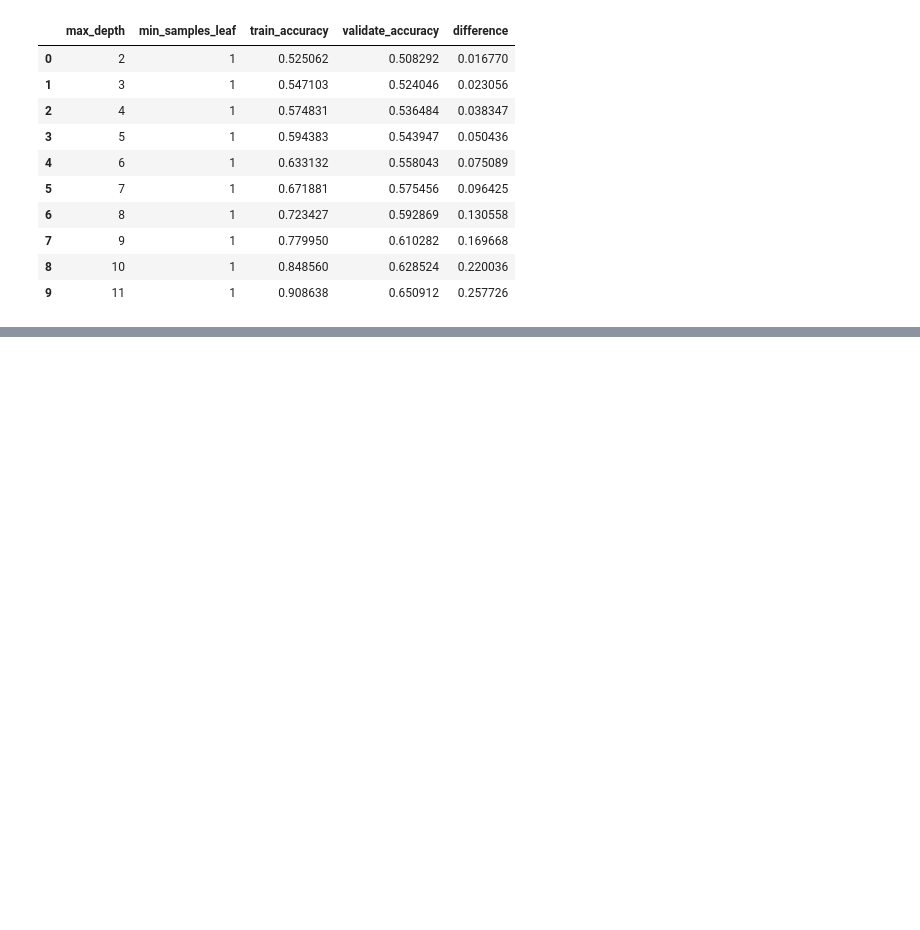
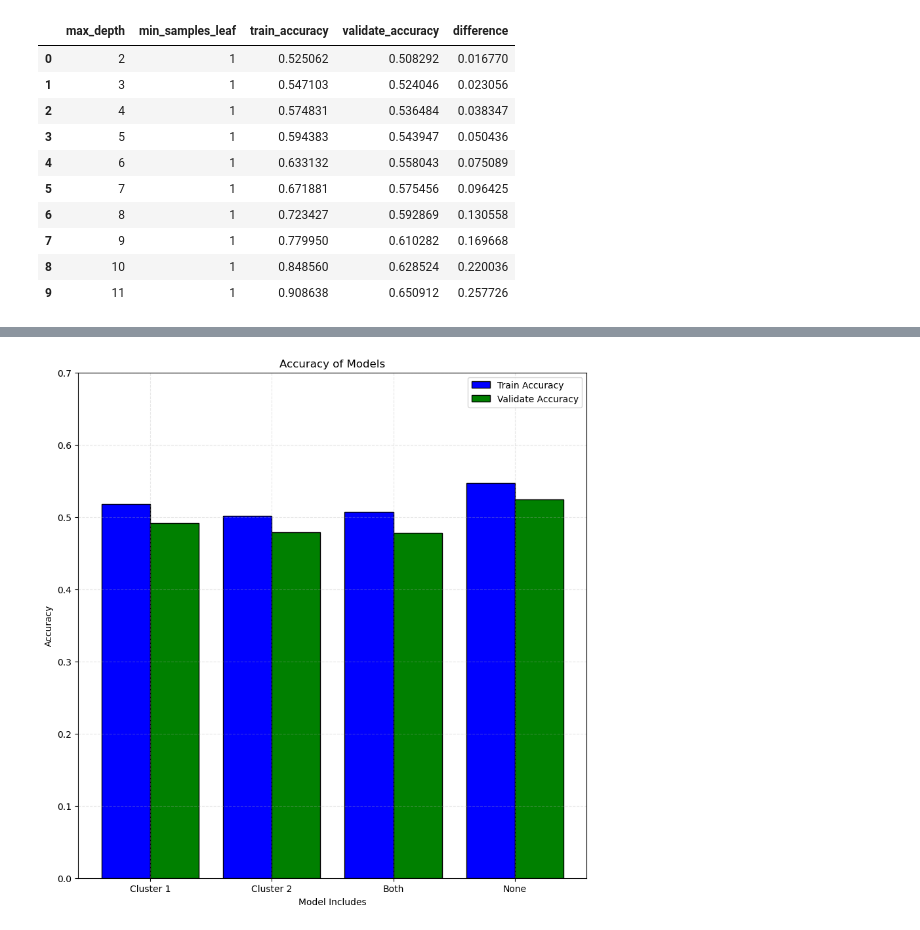
Before and after one commit to Taste-the-Vines/Wine-Quality-Project, a Jupyter notebook: modeling.ipynb, the cells around one changed output, grey strips where cells are left out. Drawn from its saved outputs; the diff is of its cells as text; code cells hidden in the pictures; blank space fills up the shorter version.

```diff
--- a/modeling.ipynb
+++ b/modeling.ipynb
@@ -363,0 +512,3 @@ metrics
+# %%
+metrics= model_info(train, val)
+metrics
@@ -363,0 +521,25 @@ metrics
+# %%
+def model_viz(df):
+    plt.figure(figsize=(10,10))
+    X = ['Cluster 1','Cluster 2','Both','None']
+    trainacc = df['train_accuracy']
+    valacc = df['validate_accuracy']
+    diff= df['difference']
+
+    X_axis = np.arange(len(X))
+
+    plt.bar(X_axis - 0.2, trainacc, 0.4, label = 'Train Accuracy', color=['blue'], ec='black')
+    plt.bar(X_axis + 0.2, valacc, 0.4, label = 'Validate Accuracy', color=['green'], ec='black')
+
+    plt.xticks(X_axis, X)
+    plt.xlabel("Model Includes")
+    plt.ylabel("Accuracy")
+    plt.title("Accuracy of Models")
+    plt.ylim(0,.7)
+    plt.grid(True, alpha=0.3, linestyle='--')
+    plt.legend()
+    plt.show()
+# %%
+model_viz(metrics)
+# %% [output]
+[figure, added]
```
Also changed, not shown: parts of 6 cells of this notebook, 3 other files.
